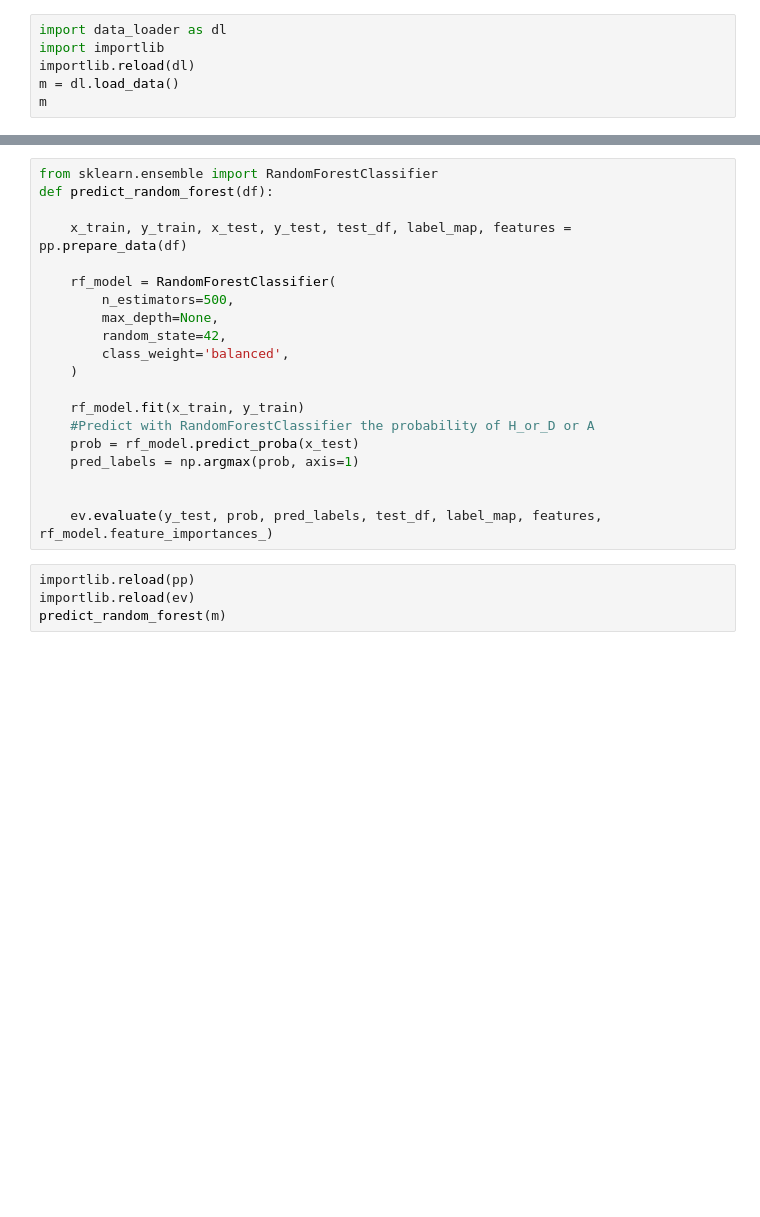
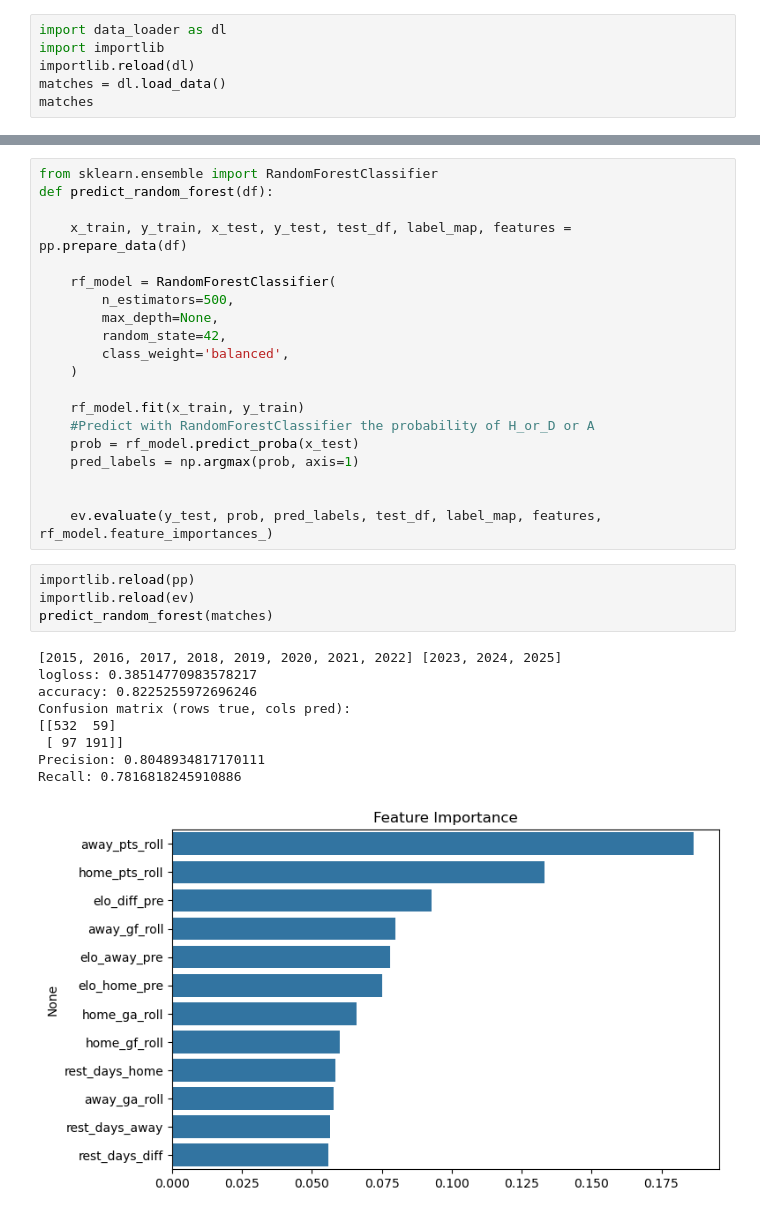
Before and after one commit to DSPRO1/epl-match-outcome-predictor, a Jupyter notebook: notebooks/predict.ipynb, the cells around one changed output, grey strips where cells are left out. Saved outputs shown, nothing was run; the diff lists cells and outputs as text; blank space fills up the shorter version.

```diff
--- a/notebooks/predict.ipynb
+++ b/notebooks/predict.ipynb
@@ -8,5 +6,5 @@ RANDOM_STATE = 42
 import data_loader as dl
 import importlib
 importlib.reload(dl)
-m = dl.load_data()
-m
+matches = dl.load_data()
+matches
@@ -33,7 +62,17 @@ def predict_random_forest(df):
 # %%
 importlib.reload(pp)
 importlib.reload(ev)
-predict_random_forest(m)
+predict_random_forest(matches)
+# %% [output]
+[2015, 2016, 2017, 2018, 2019, 2020, 2021, 2022] [2023, 2024, 2025]
+logloss: 0.38514770983578217
+accuracy: 0.8225255972696246
+Confusion matrix (rows true, cols pred):
+[[532  59]
+ [ 97 191]]
+Precision: 0.8048934817170111
+Recall: 0.7816818245910886
+[figure, added]
 # %%
 import lightgbm as lgb
 def predict_lightgbm(df):
```
Also changed, not shown: parts of 6 cells of this notebook.
